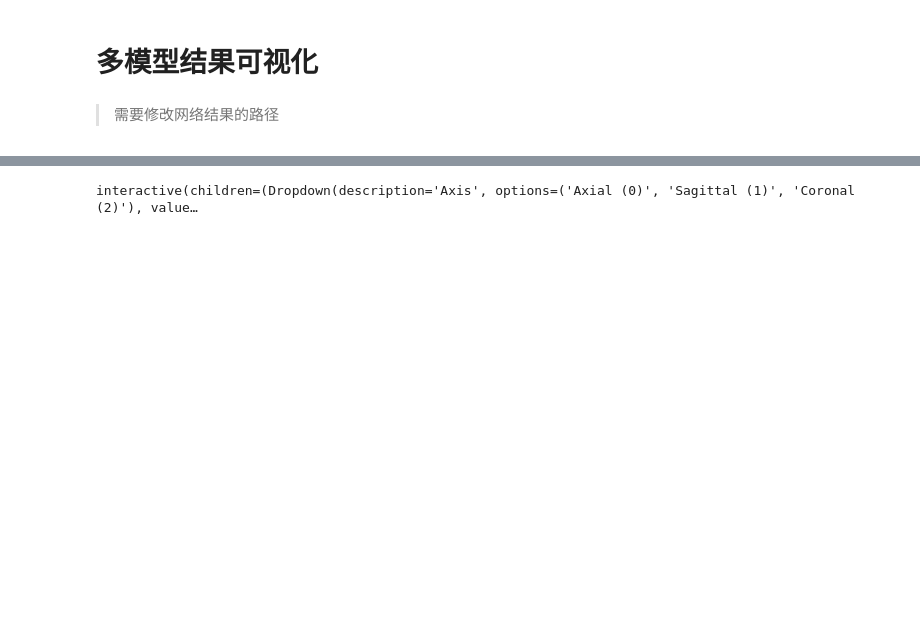
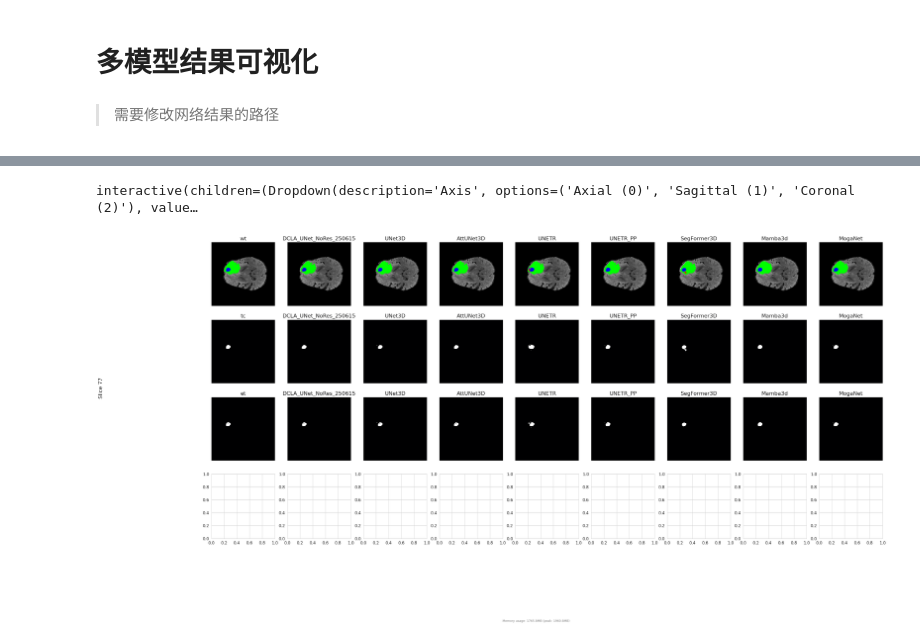
Before and after one commit to Helium-327/DCLA-UNet-3D, a Jupyter notebook: visual/3_多模型结果可视化.ipynb, the cells around one changed output, grey strips where cells are left out. Drawn from its saved outputs; the diff is of its cells as text; code cells hidden in the pictures; blank space fills up the shorter version.

```diff
--- a/visual/3_多模型结果可视化.ipynb
+++ b/visual/3_多模型结果可视化.ipynb
@@ -55,3 +61,11 @@ MODALITIES = ['flair', 't1', 't1ce', 't2', 'seg']
 COLOR_MAP = ListedColormap([(0,0,0), (1,0,0), (0,1,0), (0,0,1)], name='custom_discrete', N=4)
 BOUNDARIES = [0, 1, 2, 3, 4]
 NORM = BoundaryNorm(BOUNDARIES, COLOR_MAP.N)
+
+
+mp_conditions ={
+    "all": lambda y: np.isin(y, [0]),
+    "wt": lambda y: np.isin(y, [0]),
+    "tc": lambda y: np.isin(y, [0,2]),
+    "et": lambda y: np.isin(y, [0,1,2])
+}
@@ -132,34 +148,68 @@ class MedicalVisualizer:
                 {m: slicer[axis](d) for m, d in v.items()}
                 for k, v in data.items()}
 
+    def _plot_sub_rigons(self, ax, slice_data, slice_mask, mp_condition, color_map, norm, alpha=1, title_txt=None, show_original=False):
+
+        """绘制子区域分割图"""
+
+        if show_original:
+            ax.imshow(slice_data, cmap='gray')
+            masked_slice = np.ma.masked_where(mp_condition, slice_mask)
+            # ax.set_facecolor('black')
+            ax.imshow(masked_slice, cmap=color_map, norm=norm, alpha=alpha)
+            # 设置被掩码的区域为黑色（通过设置cmap的bad值）
+            # color_map.set_bad(color='black')
+            ax.set_title(title_txt)
+            ax.axis('off')
+        else:
+            # 创建全1数组替代slice_mask
+            ones_array = np.ones_like(slice_mask)
+            # ax.imshow(slice_data, cmap='gray')
+            masked_slice = np.ma.masked_where(~mp_condition, ones_array)
+            ax.set_facecolor('black')
+            ax.imshow(masked_slice, cmap='bone', norm=norm, alpha=alpha)
+            # 设置被掩码的区域为黑色（通过设置cmap的bad值）
+            # color_map.set_bad(color='black')
+            ax.set_title(title_txt)
+            ax.axis('off')
+
+
     def _plot_slice(self, axis, slice_idx, patient_id, save_flag=False, save_dir=None):
         """绘制单个切片"""
         data = self._get_slices(axis, slice_idx, patient_id)
 
         # 动态计算布局
         n_models = len(data['preds'])
-        figsize = (4*(n_models+1), 4) if axis == 0 else (4, 4*(n_models+1))
+        total_cols = n_models+1
+        total_rows = 4
+        figsize = (4*total_cols, 4*total_rows)
 
         if self.fig is None:
-            self.fig, axs = plt.subplots(1, n_models+1, figsize=figsize)
+            self.fig, axs = plt.subplots(total_rows, total_cols, figsize=figsize)
         else:
             self.fig.clear()
-            axs = self.fig.subplots(1, n_models+1)
+            axs = self.fig.subplots(total_rows, total_cols)
 
-        # 绘制原始图像和GT
-        axs[0].imshow(data['nii'], cmap='gray')
-        gt_mask = np.ma.masked_where(data['gt'] == 0, data['gt'])
-        axs[0].imshow(gt_mask, cmap=COLOR_MAP, norm=NORM, alpha=1)
-        axs[0].set_title(f'Ground Truth')
-        axs[0].axis('off')
 
-        # 绘制各模型预测
-        for i, (model_name, pred) in enumerate(data['preds'].items(), 1):
-            axs[i].imshow(data['nii'], cmap='gray')
-            pred_mask = np.ma.masked_where(pred == 0, pred)
-            axs[i].imshow(pred_mask, cmap=COLOR_MAP, norm=NORM, alpha=1)
-            axs[i].set_title(model_name)
-            axs[i].axis('off')
+        # gt_condition =
+        gt_conditions = {
+            k: v(data['gt'])
+            for k, v in mp_conditions.items()
+        }
+        # 绘制第（i，j）的图；i为子区域，j为不同的模型
+        for i, (mod, mp_condition) in enumerate(gt_conditions.items()):
+            if i == 0: # 绘制整体效果
+                # 绘制gt
+                self._plot_sub_rigons(axs[i][0], data['nii'], data['gt'], mp_condition=mp_condition, color_map=COLOR_MAP, norm=NORM, title_txt=mod, show_original=True )
+                # 绘制各模型预测
+                for j, (model_name, pred) in enumerate(data['preds'].items(), 1):
+                    self._plot_sub_rigons(axs[i][j], data['nii'], pred, mp_condition=mp_conditions[mod](pred), color_map=COLOR_MAP, norm=NORM, title_txt=model_name, show_original=True)
+            else:
+                # 绘制gt
+                self._plot_sub_rigons(axs[i][0], data['nii'], data['gt'], mp_condition=mp_condition, color_map=COLOR_MAP, norm=NORM, title_txt=mod)
+                # 绘制各模型预测
+                for j, (model_name, pred) in enumerate(data['preds'].items(), 1):
+                    self._plot_sub_rigons(axs[i][j], data['nii'], pred, mp_condition=mp_conditions[mod](pred), color_map=COLOR_MAP, norm=NORM, title_txt=model_name)
 
         # 显示内存使用情况
         current, peak = tracemalloc.get_traced_memory()
@@ -186,41 +236,45 @@ class MedicalVisualizer:
             2: sample_data.shape[2]-1
         }
 
-        @interact
-        def slice_explorer(
+        @interact(
             Axis=['Axial (0)', 'Sagittal (1)', 'Coronal (2)'],
-            Slice=IntSlider(min=0, max=max_slices[0], value=max_slices[0]//2)
-        ):
+            Slice=IntSlider(min=0, max=max_slices[0], value=max_slices[0]//2),
+            # Patients=self.patient_ids
+        )
+        def slice_explorer(Axis, Slice):
             axis = int(Axis.split('(')[1][0])
             self._plot_slice(axis, Slice, patient_id, save_flag=save_flag, save_dir=save_dir)
+
 
     def show_volume(self, patient_id, axis=0, step=5):
         """快速浏览整个体积"""
         id_original_data, id_pred_data = self._get_data(patient_id)
 
         max_slice = id_original_data['flair'].shape[axis]-1
         for s in range(0, max_slice+1, step):
             self._plot_slice(axis, s, patient_id)
             plt.pause(0.1)  # 添加短暂延迟保证显示
 
     def close(self):
         """释放资源"""
         if self.fig is not None:
             plt.close(self.fig)
         tracemalloc.stop()
 
 
 # vis.show_volume('01390', axis=0)  # 快速浏览模式
 
 # vis.interactive_view()
 # vis.show_volume()
 # 快速浏览模式（在单独的cell运行）
 # %matplotlib notebook
 # vis.show_volume(axis=0)
 
 vis = MedicalVisualizer(DATA_DIR, SOTA_MODELS_CONFIG, IDS, MODALITIES)
 
 save_path = f"/mnt/d/results/compared_slices"
-vis.interactive_view('01181', False, save_path)  # 显示交互控件
+vis.interactive_view('01130', False, save_path)  # 显示交互控件    IDS= ['00062', '01130', '01181', '01613']
+# vis._plot_slice(0, 77, '01130', False, save_path)
 # %% [output]
 interactive(children=(Dropdown(description='Axis', options=('Axial (0)', 'Sagittal (1)', 'Coronal (2)'), value…
+[figure, added]
```
Also changed, not shown: parts of 9 cells of this notebook.
